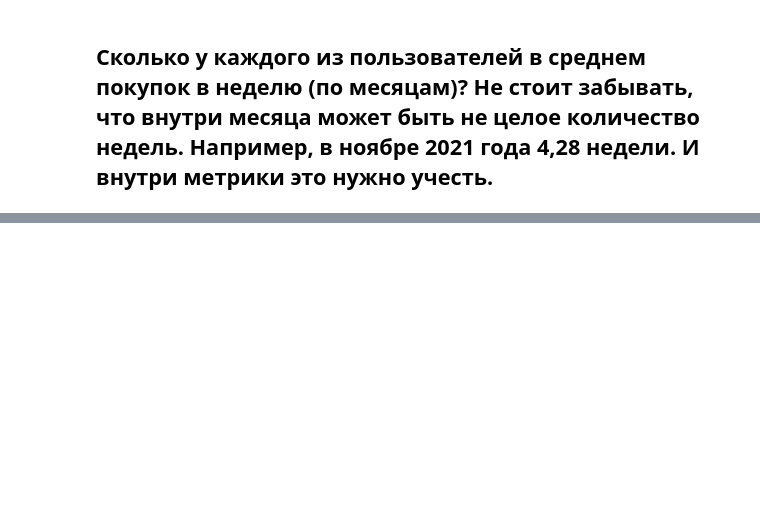
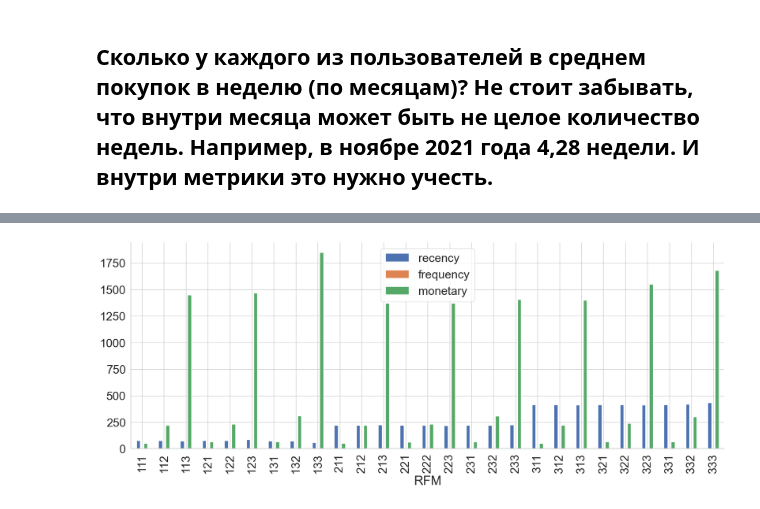
Before and after one commit to avgalkov/Analitic-projects, a Jupyter notebook: E-commerce analysis project/E-commerse project.ipynb, the cells around one changed output, grey strips where cells are left out. Saved outputs shown, nothing was run; the diff lists cells and outputs as text; code cells hidden in the pictures; blank space fills up the shorter version.

```diff
--- a/E-commerce analysis project/E-commerse project.ipynb
+++ b/E-commerce analysis project/E-commerse project.ipynb
@@ -356,0 +690,10 @@ top_days.head()
+# %%
+def M(monetary):
+    if monetary < 100:
+        return 1
+    elif 100 < monetary < 1000:
+        return 2
+    else:
+        return 3
+
+rfm_data['m'] = rfm_data.monetary.apply(M)
@@ -356,0 +711,3 @@ top_days.head()
+# %%
+rfm_data = rfm_data.assign(RFM = rfm_data.r.astype(str) + rfm_data.f.astype(str) + rfm_data.m.astype(str))
+rfm_data.head()
@@ -356,0 +723,4 @@ top_days.head()
+# %%
+rfm_grouped = rfm_data.groupby('RFM') \
+    .agg({"recency":"mean", "frequency":"mean", "monetary":"mean" }).round()
+rfm_grouped
@@ -356,0 +746,5 @@ top_days.head()
+# %%
+rfm_grouped.plot(kind= 'bar')
+sns.despine()
+# %% [output]
+[figure, added]
```
Also changed, not shown: parts of 50 cells of this notebook.
